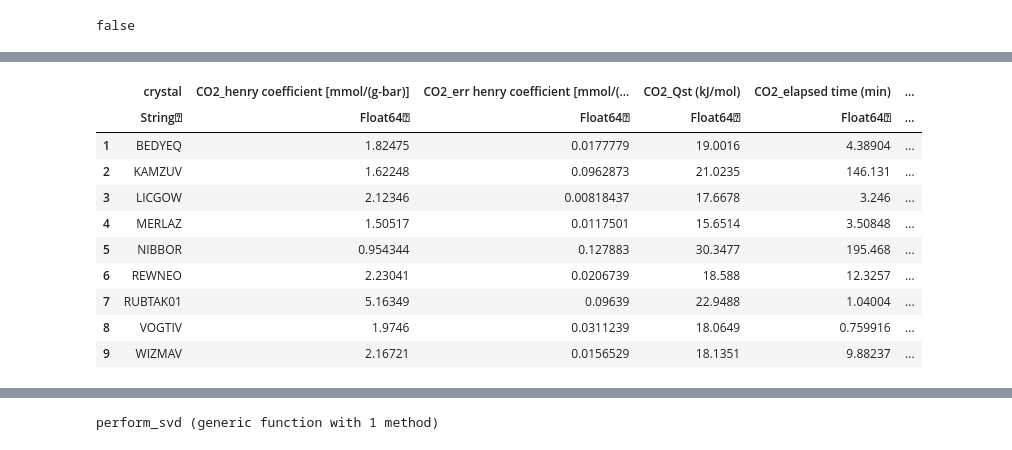
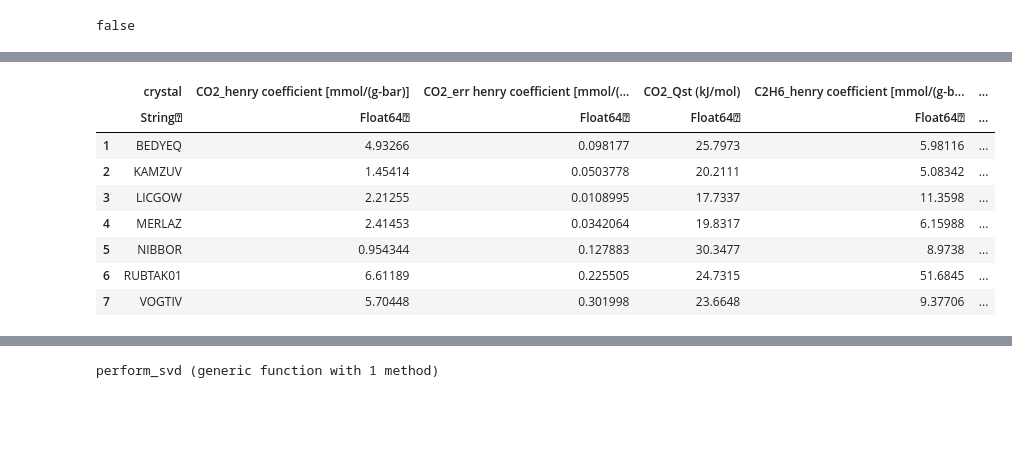
Before and after one commit to SimonEnsemble/sensor_arrays, a Jupyter notebook: src/Sensor_notebook.ipynb, the cells around one changed output, grey strips where cells are left out. Drawn from its saved outputs; the diff is of its cells as text; code cells hidden in the pictures; blank space fills up the shorter version.

```diff
--- a/src/Sensor_notebook.ipynb
+++ b/src/Sensor_notebook.ipynb
@@ -15,7 +15,7 @@ false
 # %%
 #Read in MOFs
 
-_df_henry = CSV.read("../data/henry_constants_25oct.csv")
+_df_henry = CSV.read("../data/henry_constants_16Nov.csv")
 for (i, xtal) in enumerate(_df_henry[:crystal])
     # Check replace() out for string replacement
     _df_henry[i, :crystal] = split(split(_df_henry[i, :crystal], ".cif")[1], "_")[1]
@@ -27,14 +26,12 @@ WARNING: redefining constant df_henry
-|  | crystal | CO2_henry coefficient [mmol/(g-bar)] | CO2_err henry coefficient [mmol/(... | CO2_Qst (kJ/mol) | CO2_elapsed time (min) | ... |
+|  | crystal | CO2_henry coefficient [mmol/(g-bar)] | CO2_err henry coefficient [mmol/(... | CO2_Qst (kJ/mol) | C2H6_henry coefficient [mmol/(g-b... | ... |
 |  | String⍰ | Float64⍰ | Float64⍰ | Float64⍰ | Float64⍰ | ... |
-| 1 | BEDYEQ | 1.82475 | 0.0177779 | 19.0016 | 4.38904 | ... |
-| 2 | KAMZUV | 1.62248 | 0.0962873 | 21.0235 | 146.131 | ... |
-| 3 | LICGOW | 2.12346 | 0.00818437 | 17.6678 | 3.246 | ... |
-| 4 | MERLAZ | 1.50517 | 0.0117501 | 15.6514 | 3.50848 | ... |
-| 5 | NIBBOR | 0.954344 | 0.127883 | 30.3477 | 195.468 | ... |
-| 6 | REWNEO | 2.23041 | 0.0206739 | 18.588 | 12.3257 | ... |
-| 7 | RUBTAK01 | 5.16349 | 0.09639 | 22.9488 | 1.04004 | ... |
-| 8 | VOGTIV | 1.9746 | 0.0311239 | 18.0649 | 0.759916 | ... |
-| 9 | WIZMAV | 2.16721 | 0.0156529 | 18.1351 | 9.88237 | ... |
+| 1 | BEDYEQ | 4.93266 | 0.098177 | 25.7973 | 5.98116 | ... |
+| 2 | KAMZUV | 1.45414 | 0.0503778 | 20.2111 | 5.08342 | ... |
+| 3 | LICGOW | 2.21255 | 0.0108995 | 17.7337 | 11.3598 | ... |
+| 4 | MERLAZ | 2.41453 | 0.0342064 | 19.8317 | 6.15988 | ... |
+| 5 | NIBBOR | 0.954344 | 0.127883 | 30.3477 | 8.9738 | ... |
+| 6 | RUBTAK01 | 6.61189 | 0.225505 | 24.7315 | 51.6845 | ... |
+| 7 | VOGTIV | 5.70448 | 0.301998 | 23.6648 | 9.37706 | ... |
 # %%
 data = df_henry[Symbol("CO2_henry coefficient [mmol/(g-bar)]")]
 plt[:hist](data)
```
Also changed, not shown: parts of 11 cells of this notebook, 1 other file.
